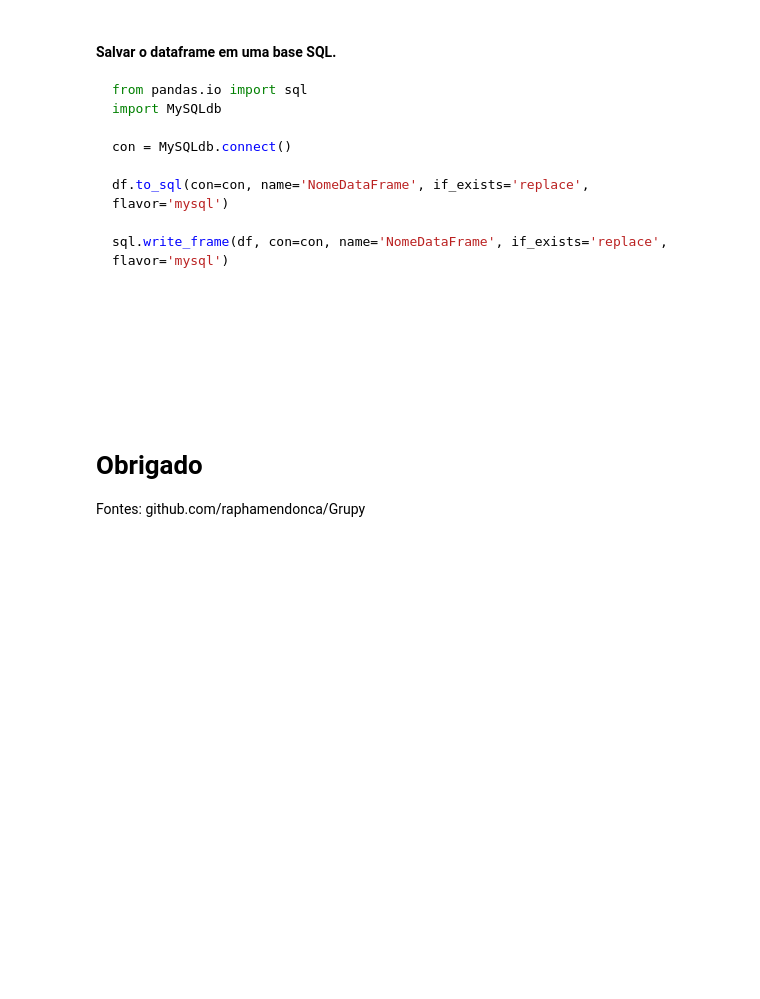
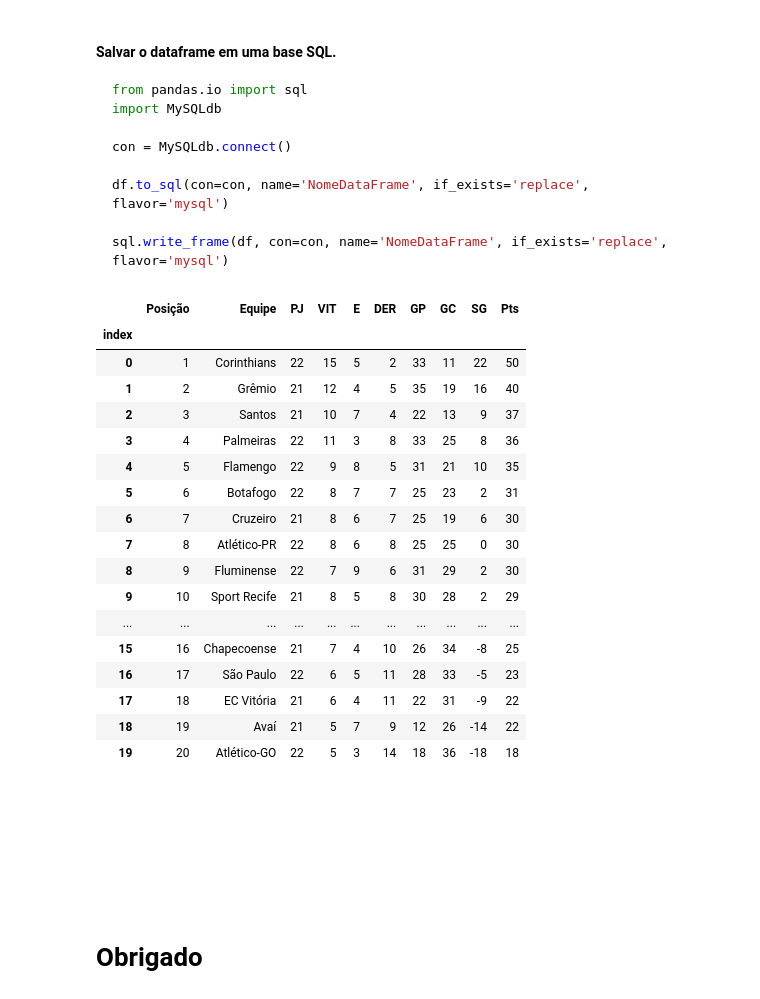
Before and after one commit to raphamendonca/Grupy, a Jupyter notebook: Arquivos/Pandas.ipynb, the cells around one changed output. Saved outputs shown, nothing was run; the diff lists cells and outputs as text; code cells hidden in the pictures; blank space fills up the shorter version.

````diff
--- a/Arquivos/Pandas.ipynb
+++ b/Arquivos/Pandas.ipynb
@@ -219,0 +386,4 @@ df_BrasileiraoCompleto.index
+# %%
+
+df_BrasileiraoCompleto4 = df_BrasileiraoCompleto.set_index('Posição')
+df_BrasileiraoCompleto4.index
@@ -355,14 +579,36 @@ df.to_sql(con=con, name='NomeDataFrame', if_exists='replace', flavor='mysql')
 sql.write_frame(df, con=con, name='NomeDataFrame', if_exists='replace', flavor='mysql')
 ```
 # %%
-from pandas.io import sql
-import MySQLdb
+import sqlalchemy as sql
 
 engine = sql.create_engine('mysql+pymysql://pandas:pandas@localhost/pandas', pool_recycle=3600);
 
-df.to_sql(con=engine, name='NomeDataFrame', if_exists='replace', flavor='mysql')
+df_BrasileiraoCompleto.to_sql(con=engine, name='NomeDataFrame',
+                              if_exists='replace')
 
-sql.write_frame(df, con=con, name='NomeDataFrame', if_exists='replace', flavor='mysql')
+df2 = pd.read_sql('''SELECT * FROM pandas.NomeDataFrame''',
+                  engine, index_col='index')
+
+df2
+# %% [output]
+|  | Posição | Equipe | PJ | VIT | E | DER | GP | GC | SG | Pts |
+| index |  |  |  |  |  |  |  |  |  |  |
+| 0 | 1 | Corinthians | 22 | 15 | 5 | 2 | 33 | 11 | 22 | 50 |
+| 1 | 2 | Grêmio | 21 | 12 | 4 | 5 | 35 | 19 | 16 | 40 |
+| 2 | 3 | Santos | 21 | 10 | 7 | 4 | 22 | 13 | 9 | 37 |
+| 3 | 4 | Palmeiras | 22 | 11 | 3 | 8 | 33 | 25 | 8 | 36 |
+| 4 | 5 | Flamengo | 22 | 9 | 8 | 5 | 31 | 21 | 10 | 35 |
+| 5 | 6 | Botafogo | 22 | 8 | 7 | 7 | 25 | 23 | 2 | 31 |
+| 6 | 7 | Cruzeiro | 21 | 8 | 6 | 7 | 25 | 19 | 6 | 30 |
+| 7 | 8 | Atlético-PR | 22 | 8 | 6 | 8 | 25 | 25 | 0 | 30 |
+| 8 | 9 | Fluminense | 22 | 7 | 9 | 6 | 31 | 29 | 2 | 30 |
+| 9 | 10 | Sport Recife | 21 | 8 | 5 | 8 | 30 | 28 | 2 | 29 |
+| ... | ... | ... | ... | ... | ... | ... | ... | ... | ... | ... |
+| 15 | 16 | Chapecoense | 21 | 7 | 4 | 10 | 26 | 34 | -8 | 25 |
+| 16 | 17 | São Paulo | 22 | 6 | 5 | 11 | 28 | 33 | -5 | 23 |
+| 17 | 18 | EC Vitória | 21 | 6 | 4 | 11 | 22 | 31 | -9 | 22 |
+| 18 | 19 | Avaí | 21 | 5 | 7 | 9 | 12 | 26 | -14 | 22 |
+| 19 | 20 | Atlético-GO | 22 | 5 | 3 | 14 | 18 | 36 | -18 | 18 |
 # %% [markdown]
 ```
 
@@ -371,9 +617,6 @@ sql.write_frame(df, con=con, name='NomeDataFrame', if_exists='replace', flavor='
 
 
 ```
-# %% [markdown]
-
-# Obrigado
-
-
-Fontes: github.com/raphamendonca/Grupy
+# %% [markdown]
+
+# Obrigado
````
Also changed, not shown: parts of 32 cells of this notebook.
